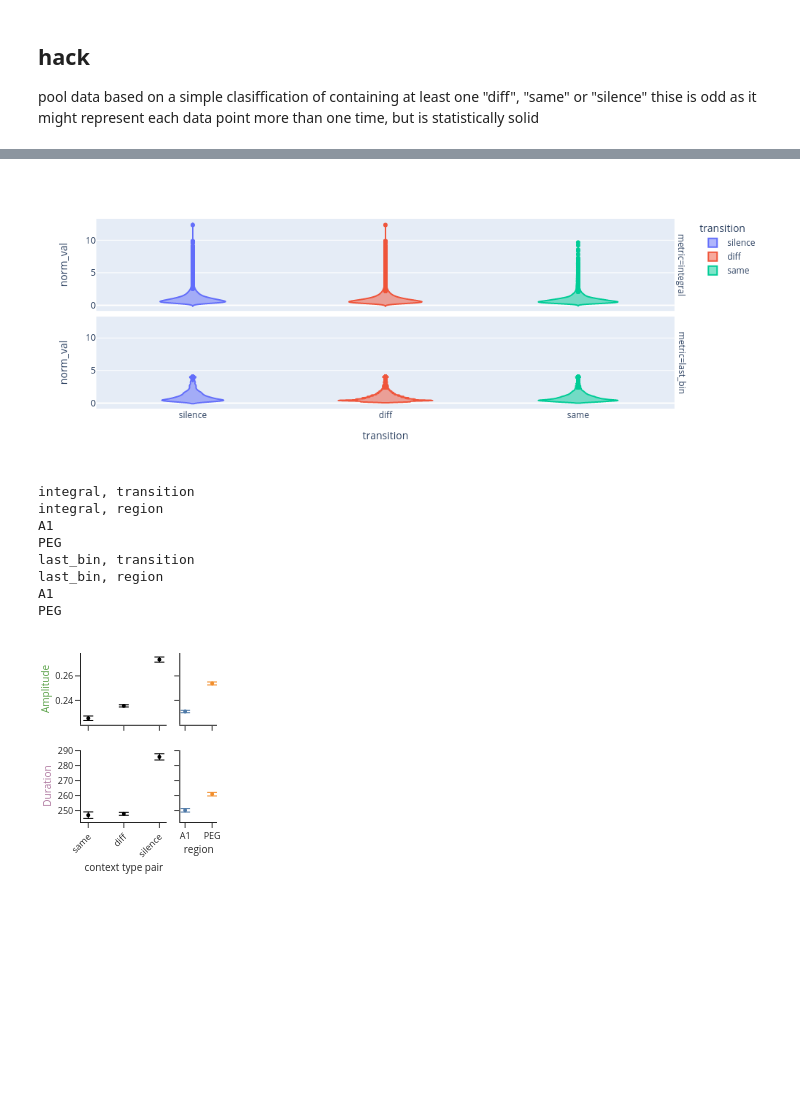
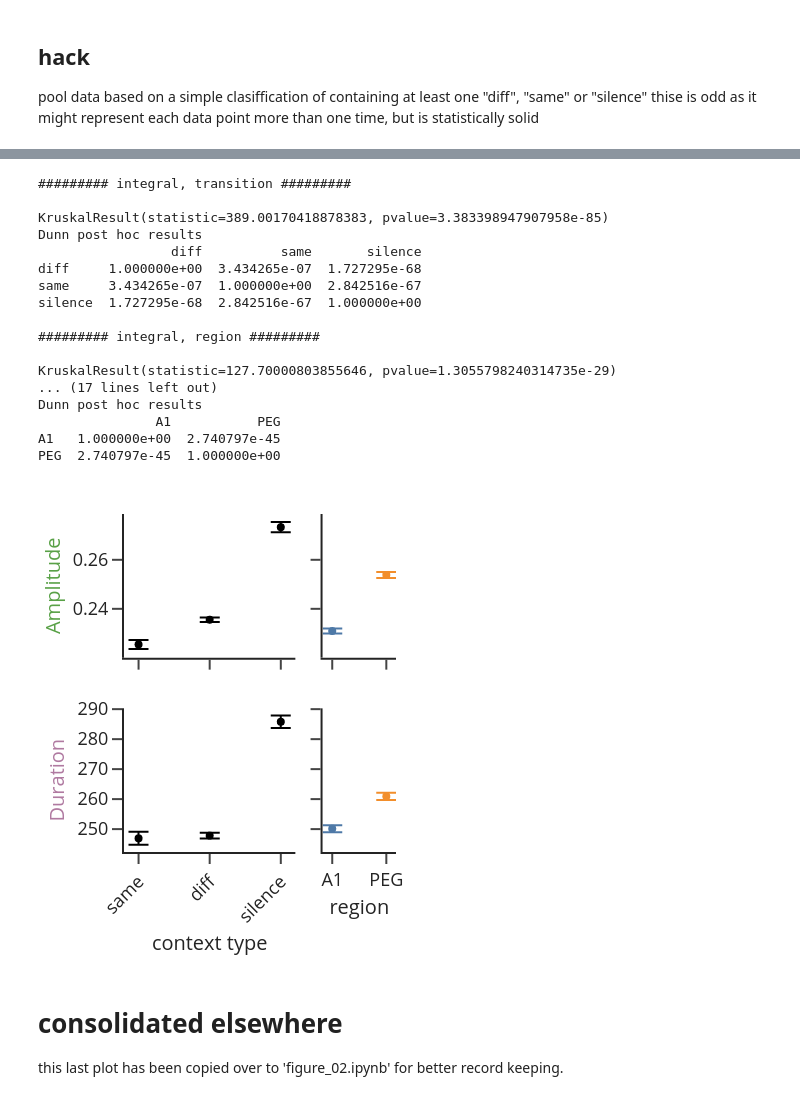
Before and after one commit to Mateo-Lopez-Espejo/context_probe_analysis, a Jupyter notebook: notebooks/220810_multiple_categorical_regression.ipynb, the cells around one changed output, grey strips where cells are left out. Drawn from its saved outputs; the diff is of its cells as text; code cells hidden in the pictures; blank space fills up the shorter version.

```diff
--- a/notebooks/220810_multiple_categorical_regression.ipynb
+++ b/notebooks/220810_multiple_categorical_regression.ipynb
@@ -298,0 +211,17 @@ print(toplot.head())
+# %%
+category = 'transition'
+metric = 'integral'
+to_stat = dict()
+def kruskal_with_posthoc(df, group_col, val_col):
+    # pools data in a list of vectors to run kruskal
+    to_stat = list()
+    for kk in df[group_col].unique():
+        to_stat.append(df.loc[df[group_col] == kk, val_col].values)
+    kruskal = sst.kruskal(*to_stat)
+    print(kruskal)
+    dunn = posthoc_dunn(df, val_col=val_col, group_col=group_col, p_adjust='bonferroni')
+    print(f'Dunn post hoc results\n{dunn}')
+
+    return kruskal, dunn
+
+_ = kruskal_with_posthoc(toplot.query("metric == 'integral'"), group_col='transition', val_col='value')
@@ -321,20 +256,12 @@ Image(img_bytes)
-# %%
-fig = px.violin(toplot, x='transition', y='norm_val', facet_row='metric', color='transition',
-          category_orders={'transition': ['silence', 'diff', 'same'],
-                           'metric': ['integral', 'last_bin']})
-
-img_bytes = fig.to_image(format="png", width=1000, height=400)
-Image(img_bytes)
-# %% [output]
-[figure, removed]
 # %%
 # for metric in ["integral", "last_bin"],:
 def plot_metric_quant_bars(df, metric, category):
-    print(f'{metric}, {category}')
+    print(f'\n######### {metric}, {category} #########\n')
     df = df.query(f"metric == '{metric}'")
 
     if category == 'transition':
         ### transitions ###
+        _ = kruskal_with_posthoc(df, group_col='transition', val_col='value')
         df = df.groupby(by=['transition'], observed=True).agg(stat=('value', np.mean),
                                                               err=('value', sst.sem))
 
@@ -354,13 +281,13 @@ def plot_metric_quant_bars(df, metric, category):
 
     ### regions ###
     elif category == 'region':
+        _ = kruskal_with_posthoc(df, group_col='region', val_col='value')
         df = df.groupby('region').agg(stat=('value', np.mean),
                                       err=('value', sst.sem))
 
         # if you want different color error bars, have to do it one at a time
         reg_quant = list()
         for rr, row in df.iterrows():
-            print(rr)
             reg_quant.append(go.Scatter(x=(rr,),
                                         y=(row.stat,),
                                         mode='markers',
@@ -380,43 +307,55 @@ def plot_metric_quant_bars(df, metric, category):
 
 fig = make_subplots(2, 2, column_width=[0.7, 0.3], shared_xaxes='columns', shared_yaxes='rows')
 for mm, met in enumerate(['integral', 'last_bin']):
     for cc, cat in enumerate(['transition', 'region']):
         pan = plot_metric_quant_bars(toplot, met, cat)
         fig.add_traces(pan, cols=[cc + 1] * len(pan), rows=[mm + 1] * len(pan))
 
 w, h = 2, 2.5
 fig.update_layout(template='simple_white',
                   width=96 * w, height=96 * h,
                   margin=dict(l=10, r=10, t=10, b=10),
 
                   yaxis=dict(title=dict(text="Amplitude",font_color=AMPCOLOR,)),
 
-                  xaxis3=dict(title=dict(text='context type pair'), tickangle=-45),
+                  xaxis3=dict(title=dict(text='context type'), tickangle=-45),
                   yaxis3=dict(title=dict(text='Duration', font_color=DURCOLOR)),
 
                   xaxis4=dict(title=dict(text='region')),
                   showlegend=False,
                   )
 
 fig.update_xaxes(title_font_size=10, title_standoff=0, tickfont_size=9)
 fig.update_yaxes(title_font_size=10, title_standoff=0, tickfont_size=9)
 
 folder = root_path / 'reports' / 'figures' / 'paper'
 folder.mkdir(parents=True, exist_ok=True)
 
 filename = folder / 'fig2_transition_region_effects'
-fig.write_image(filename.with_suffix('.png'), scale=4)
-fig.write_image(filename.with_suffix('.svg'))
+# fig.write_image(filename.with_suffix('.png'), scale=4)
+# fig.write_image(filename.with_suffix('.svg'))
 
-img_bytes = fig.to_image(format="png", scale=1)
+img_bytes = fig.to_image(format="png", scale=2)
 Image(img_bytes)
 # %% [output]
-integral, transition
-integral, region
-A1
-PEG
-last_bin, transition
-last_bin, region
-A1
-PEG
+######### integral, transition #########
+
+KruskalResult(statistic=389.00170418878383, pvalue=3.383398947907958e-85)
+Dunn post hoc results
+                 diff          same       silence
+diff     1.000000e+00  3.434265e-07  1.727295e-68
+same     3.434265e-07  1.000000e+00  2.842516e-67
+silence  1.727295e-68  2.842516e-67  1.000000e+00
+
+######### integral, region #########
+
+KruskalResult(statistic=127.70000803855646, pvalue=1.3055798240314735e-29)
+... (17 lines left out)
+Dunn post hoc results
+               A1           PEG
+A1   1.000000e+00  2.740797e-45
+PEG  2.740797e-45  1.000000e+00
-[figure, old version]
+[figure, new version]
+# %% [markdown]
+# consolidated elsewhere
+this last plot has been copied over to 'figure_02.ipynb' for better record keeping.
```
Also changed, not shown: parts of 18 cells of this notebook, 4 other files.
